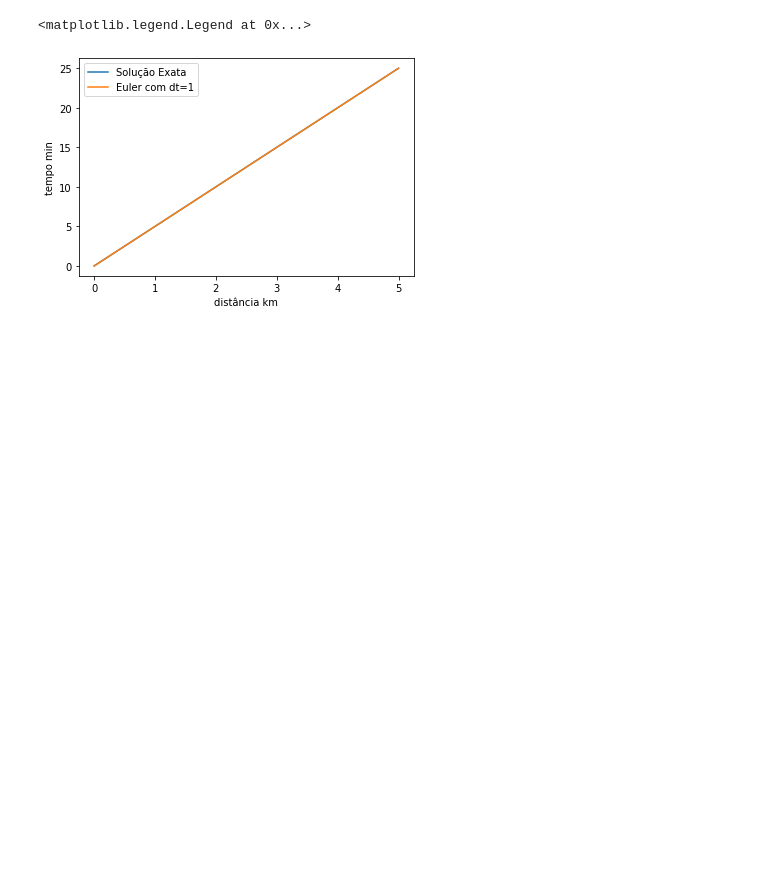
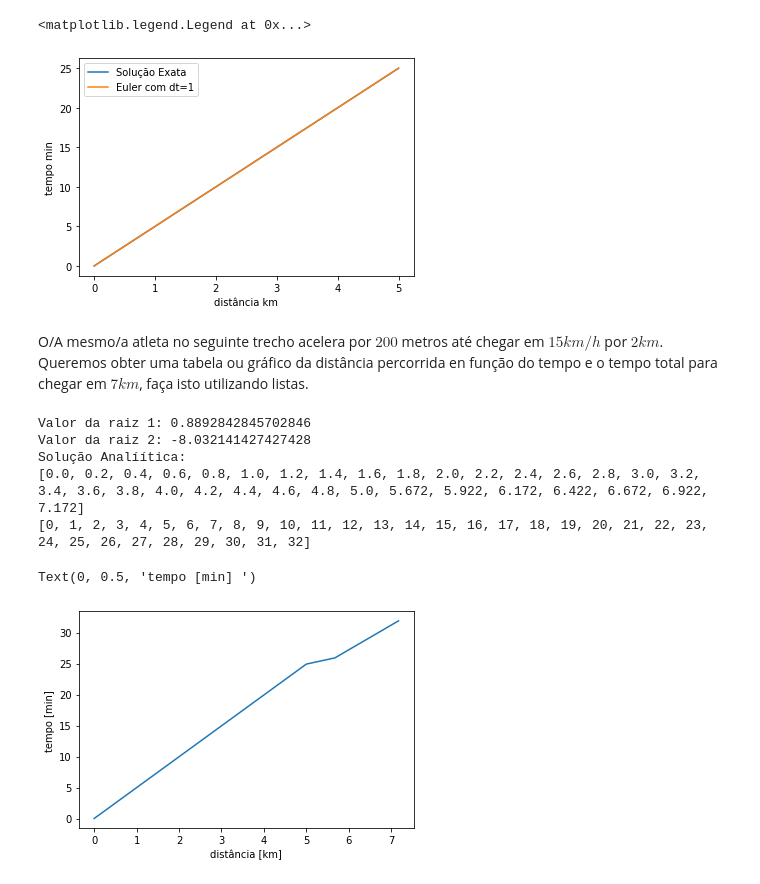
Before and after one commit to raphatrivium/Python-Introduction, a Jupyter notebook: raphael_aula10.ipynb, the cells around one changed output. Saved outputs shown, nothing was run; the diff lists cells and outputs as text; code cells hidden in the pictures; blank space fills up the shorter version.

```diff
--- a/raphael_aula10.ipynb
+++ b/raphael_aula10.ipynb
@@ -286,3 +286,62 @@ Valores pela solução analítica:
 [0, 1, 2, 3, 4, 5, 6, 7, 8, 9, 10, 11, 12, 13, 14, 15, 16, 17, 18, 19, 20, 21, 22, 23, 24, 25]
 <matplotlib.legend.Legend at 0x...>
 [figure]
+# %% [markdown]
+O/A mesmo/a atleta no seguinte trecho acelera  por $200$ metros até chegar em $15 km/h$  por $2 km$. Queremos obter uma tabela ou gráfico da distância percorrida en função do tempo e o tempo total para chegar em $7 km$, faça isto utilizando listas.
+# %%
+import matplotlib.pyplot as plt
+
+#Soluçãão Analítica
+# Calcular as Raízes de uma Equação do 2º Grau
+def raizes(a, b, c):
+    D = (b**2 - 4*a*c)
+    x1 = (-b + D**(1/2)) / (2*a)
+    x2 = (-b - D**(1/2)) / (2*a)
+    print('\nValor da raiz 1: {0}'.format(x1))
+    print('Valor da raiz 2: {0}'.format(x2))
+    return x1
+def distance_OneMin(S0,Sd,deltaS,d2,v0,vf,p):
+  t = 0;  S = 0
+  dis_per = []
+  tempo = []
+  while S < Sd:
+    S = S0 + v0*t
+    tempo.append(t) #adiciona item à lista
+    S = round(S,3) #truncar valor para até 3 casas decimais
+    dis_per.append(S) #adiciona item à lista
+    t = t+p #passo
+  t1 = (S-S0)/v0
+  a = ( (vf**2) -(v0**2))/(2*deltaS) #Equação de Torricelli
+  S1 = S + v0*(t-t1) +(1/2)*(a)*((t-t1)**2)
+  while (S1-S) < deltaS:
+    S1 = S + v0*(t-t1) +(1/2)*(a)*((t-t1)**2)
+    dis_per.append(round(S1,3))
+    tempo.append(t)
+    t = t+p
+  t2 = raizes( round(a/2,3), v0, -deltaS )
+  S2 = S+deltaS
+  while S2 < d2:
+    S2 = S+deltaS + vf*(t-t1+t2)
+    tempo.append(t)
+    dis_per.append(round(S2,3))
+    t = t+p
+  print('Solução Analíítica:')
+  print(dis_per)
+  print(tempo)
+  lista = [dis_per, tempo]
+  return lista
+
+####!!!!! Termos acima de 7 não deveriam aparecer
+a = distance_OneMin(0, 5, 0.2, 7, 12/60, 15/60, 1)
+
+plt.plot(a[0], a[1])
+plt.xlabel("distância [km]")
+plt.ylabel("tempo [min] ")
+# %% [output]
+Valor da raiz 1: 0.8892842845702846
+Valor da raiz 2: -8.032141427427428
+Solução Analíítica:
+[0.0, 0.2, 0.4, 0.6, 0.8, 1.0, 1.2, 1.4, 1.6, 1.8, 2.0, 2.2, 2.4, 2.6, 2.8, 3.0, 3.2, 3.4, 3.6, 3.8, 4.0, 4.2, 4.4, 4.6, 4.8, 5.0, 5.672, 5.922, 6.172, 6.422, 6.672, 6.922, 7.172]
+[0, 1, 2, 3, 4, 5, 6, 7, 8, 9, 10, 11, 12, 13, 14, 15, 16, 17, 18, 19, 20, 21, 22, 23, 24, 25, 26, 27, 28, 29, 30, 31, 32]
+Text(0, 0.5, 'tempo [min] ')
+[figure, added]
```
Also changed, not shown: parts of 2 cells of this notebook.
